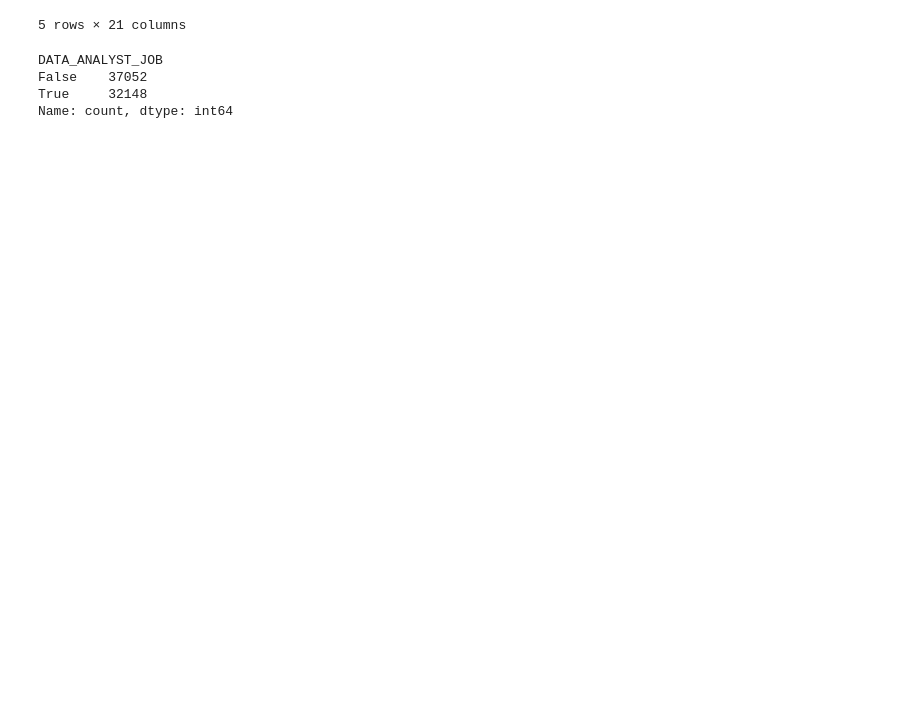
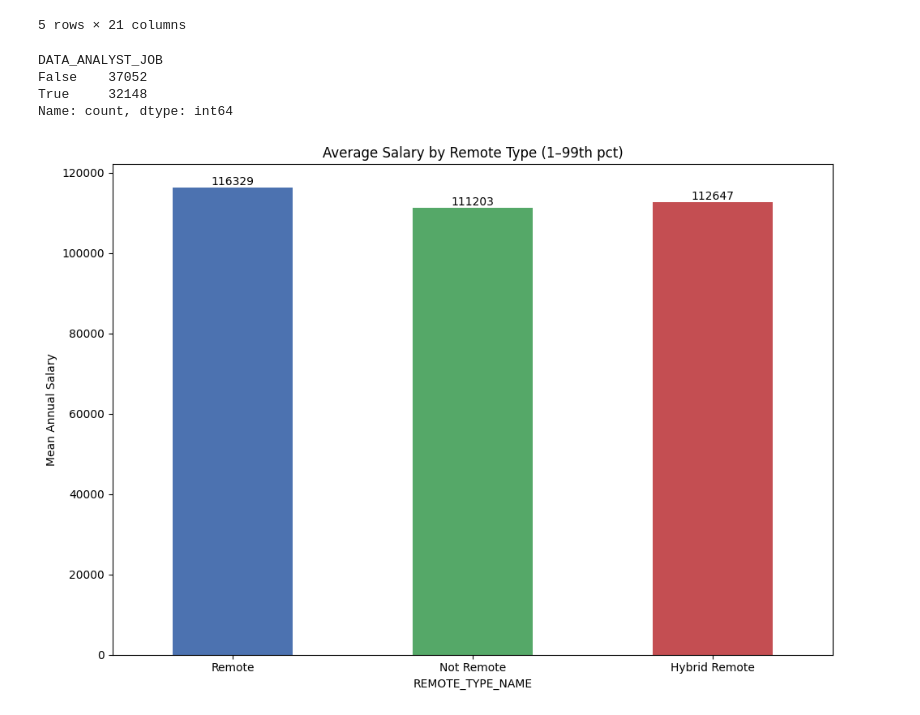
Before and after one commit to pranjul11garg/US.-Data-Science-Analytics-Job-Market-Trends, a Jupyter notebook: eda.ipynb, the cells around one changed output. Cells and saved outputs as stored; diff of their text form; code cells hidden in the pictures; blank space fills up the shorter version.

Commit message:
added two more plots on avg salary and avg salary by remote type

```diff
--- a/eda.ipynb
+++ b/eda.ipynb
@@ -525,3 +525,30 @@ fig.show()
 
 # Save as an HTML file
 fig.write_html("figures/plot3pie_enhanced.html")
+# %%
+import pandas as pd
+import matplotlib.pyplot as plt
+
+# 1) Trim out the 1–99th percentile so outliers don’t skew the means
+low, high = eda['SALARY'].quantile([0.01, 0.99])
+eda_trim = eda[(eda['SALARY'] >= low) & (eda['SALARY'] <= high)]
+
+# 2) Compute mean salary by remote type
+means = eda_trim.groupby('REMOTE_TYPE_NAME')['SALARY'].mean().loc[['Remote', 'Not Remote', 'Hybrid Remote']]
+
+# 3) Plot with value labels
+plt.figure(figsize=(10, 7))
+bars = means.plot.bar(color=['#4C72B0', '#55A868', '#C44E52'])
+plt.title('Average Salary by Remote Type (1–99th pct)')
+plt.ylabel('Mean Annual Salary')
+plt.xticks(rotation=0)
+
+# Add value labels on top of each bar
+for bar in bars.patches:
+    plt.text(bar.get_x() + bar.get_width() / 2, bar.get_height(), f'{int(bar.get_height())}',
+             ha='center', va='bottom')
+
+plt.tight_layout()
+plt.savefig('./figuresavg_salary_by_remote_type.png')
+# %% [output]
+[figure, added]
```
Also changed, not shown: parts of 1 cell of this notebook, 3 other files.
